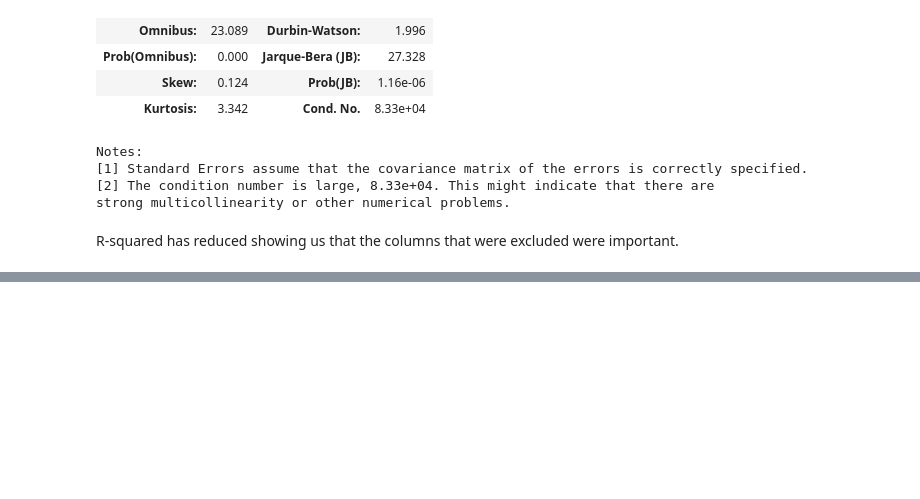
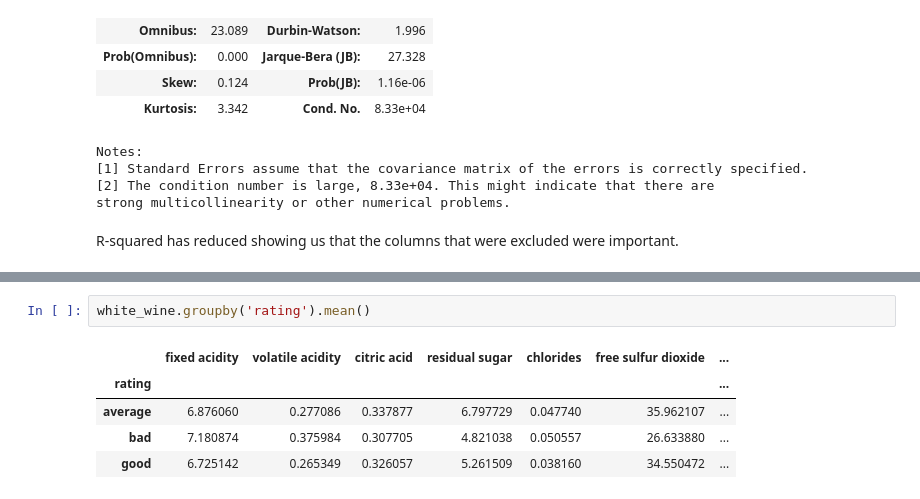
Before and after one commit to Tchawla182/Predicting-the-quality-of-wine-from-its-chemical-composition, a Jupyter notebook: Wine Capstone.ipynb, the cells around one changed output, grey strips where cells are left out. Saved outputs shown, nothing was run; the diff lists cells and outputs as text; blank space fills up the shorter version.

```diff
--- a/Wine Capstone.ipynb
+++ b/Wine Capstone.ipynb
@@ -386,0 +435,8 @@ NameError: name 'cramers_v' is not defined
+# %%
+white_wine.groupby('rating').mean()
+# %% [output]
+|  | fixed acidity | volatile acidity | citric acid | residual sugar | chlorides | free sulfur dioxide | ... |
+| rating |  |  |  |  |  |  | ... |
+| average | 6.876060 | 0.277086 | 0.337877 | 6.797729 | 0.047740 | 35.962107 | ... |
+| bad | 7.180874 | 0.375984 | 0.307705 | 4.821038 | 0.050557 | 26.633880 | ... |
+| good | 6.725142 | 0.265349 | 0.326057 | 5.261509 | 0.038160 | 34.550472 | ... |
```
Also changed, not shown: parts of 10 cells of this notebook.
